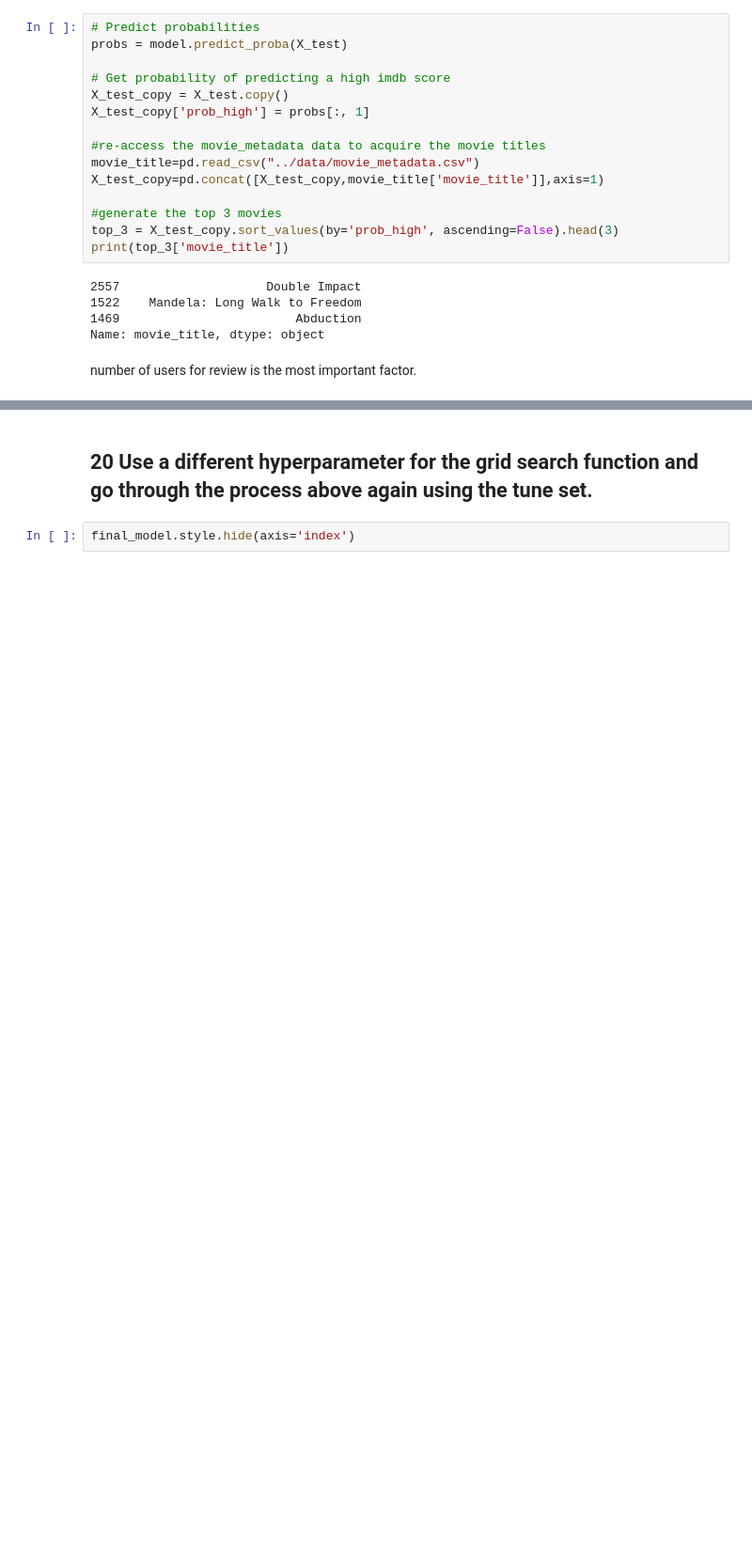
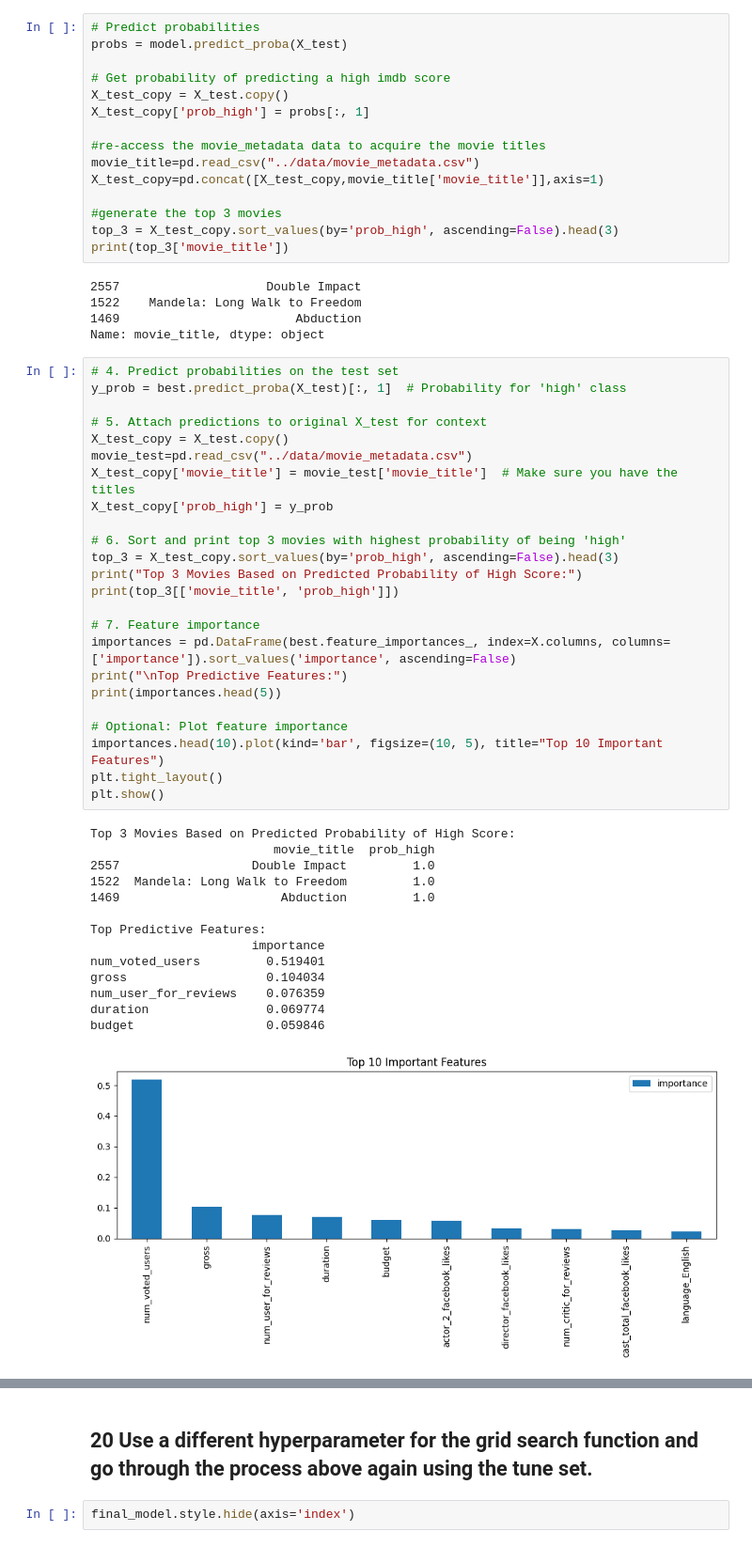
Before and after one commit to dylanlidailin/DS-3021, a Jupyter notebook: 08_DT_Class/DT_Class_Lab.ipynb, the cells around one changed output, grey strips where cells are left out. Shown at 94% size. Cells and saved outputs as stored; diff of their text form; blank space fills up the shorter version.

```diff
--- a/08_DT_Class/DT_Class_Lab.ipynb
+++ b/08_DT_Class/DT_Class_Lab.ipynb
@@ -496,5 +496,42 @@ print(top_3['movie_title'])
 1522    Mandela: Long Walk to Freedom
 1469                        Abduction
 Name: movie_title, dtype: object
-# %% [markdown]
-number of users for review is the most important factor.
+# %%
+# 4. Predict probabilities on the test set
+y_prob = best.predict_proba(X_test)[:, 1]  # Probability for 'high' class
+
+# 5. Attach predictions to original X_test for context
+X_test_copy = X_test.copy()
+movie_test=pd.read_csv("../data/movie_metadata.csv")
+X_test_copy['movie_title'] = movie_test['movie_title']  # Make sure you have the titles
+X_test_copy['prob_high'] = y_prob
+
+# 6. Sort and print top 3 movies with highest probability of being 'high'
+top_3 = X_test_copy.sort_values(by='prob_high', ascending=False).head(3)
+print("Top 3 Movies Based on Predicted Probability of High Score:")
+print(top_3[['movie_title', 'prob_high']])
+
+# 7. Feature importance
+importances = pd.DataFrame(best.feature_importances_, index=X.columns, columns=['importance']).sort_values('importance', ascending=False)
+print("\nTop Predictive Features:")
+print(importances.head(5))
+
+# Optional: Plot feature importance
+importances.head(10).plot(kind='bar', figsize=(10, 5), title="Top 10 Important Features")
+plt.tight_layout()
+plt.show()
+# %% [output]
+Top 3 Movies Based on Predicted Probability of High Score:
+                         movie_title  prob_high
+2557                  Double Impact         1.0
+1522  Mandela: Long Walk to Freedom         1.0
+1469                      Abduction         1.0
+
+Top Predictive Features:
+                      importance
+num_voted_users         0.519401
+gross                   0.104034
+num_user_for_reviews    0.076359
+duration                0.069774
+budget                  0.059846
+[figure, added]
```
Also changed, not shown: parts of 2 cells of this notebook.
